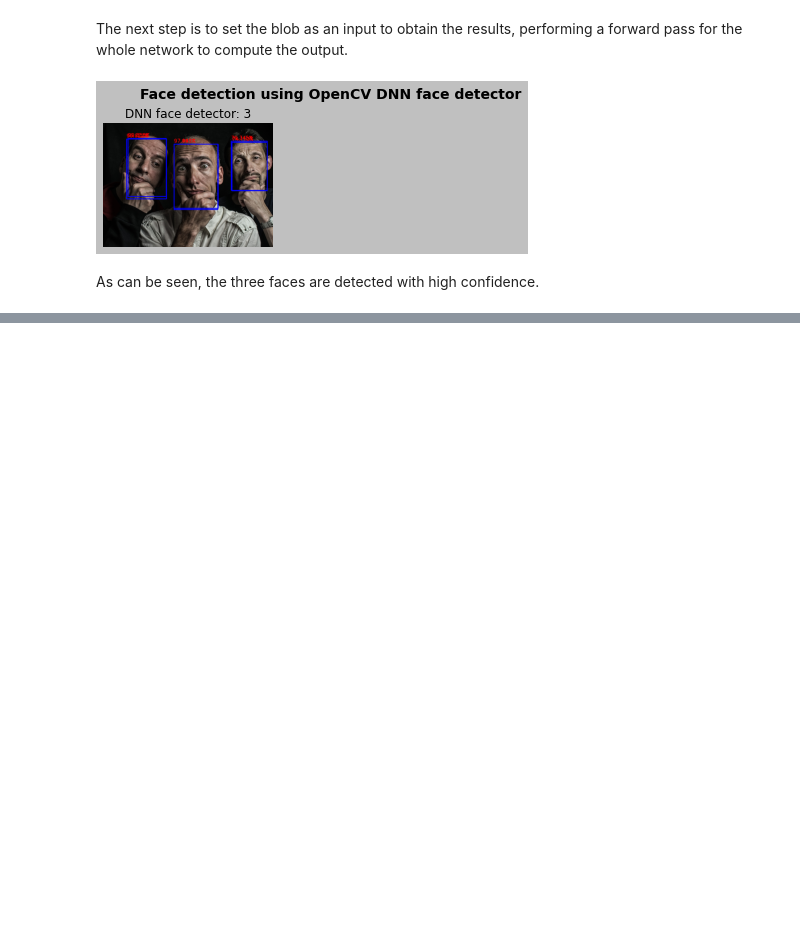
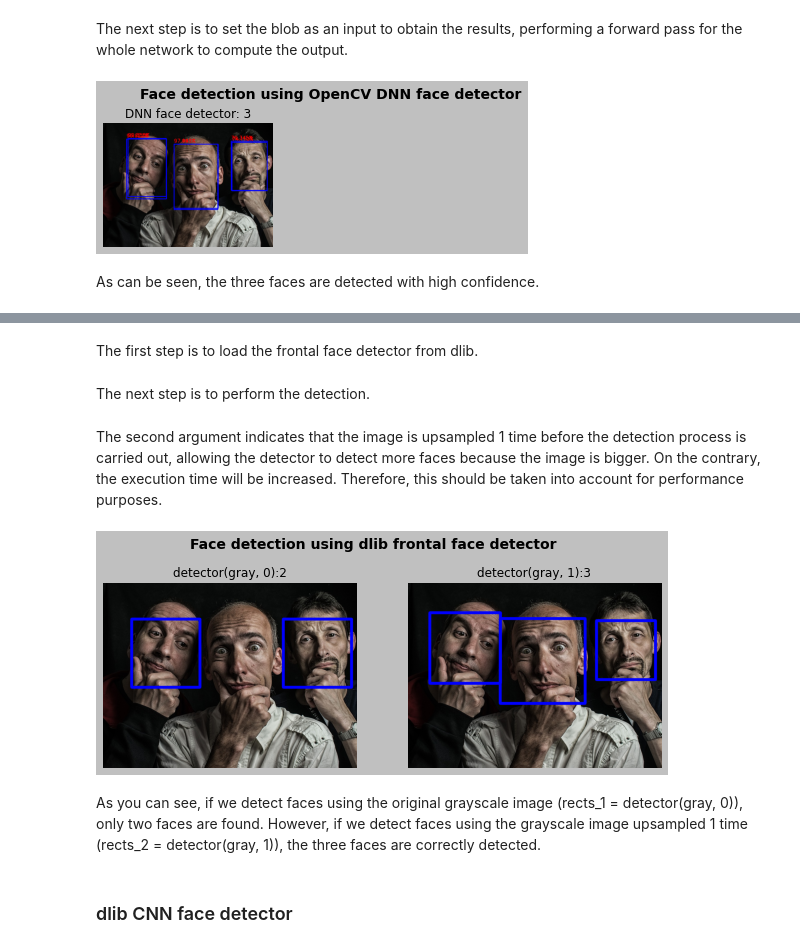
Before and after one commit to rahiakela/opencv-projects-and-guide, a Jupyter notebook: mastering-opencv4-with-python/11-face-detection-tracking-and-recognition/1_face_detection.ipynb, the cells around one changed output, grey strips where cells are left out. Drawn from its saved outputs; the diff is of its cells as text; code cells hidden in the pictures; blank space fills up the shorter version.

```diff
--- a/mastering-opencv4-with-python/11-face-detection-tracking-and-recognition/1_face_detection.ipynb
+++ b/mastering-opencv4-with-python/11-face-detection-tracking-and-recognition/1_face_detection.ipynb
@@ -54,6 +38,16 @@ def show_detection(image, faces):
 wget https://raw.githubusercontent.com/rahiakela/opencv-projects-and-guide/main/mastering-opencv4-with-python/11-face-detection-tracking-and-recognition/test_face_detection.jpg
 wget https://raw.githubusercontent.com/rahiakela/opencv-projects-and-guide/main/mastering-opencv4-with-python/11-face-detection-tracking-and-recognition/haarcascade_frontalface_alt2.xml
 wget https://raw.githubusercontent.com/rahiakela/opencv-projects-and-guide/main/mastering-opencv4-with-python/11-face-detection-tracking-and-recognition/haarcascade_frontalface_default.xml
+# %%
+def show_img_with_matplotlib(color_img, title, pos):
+    """Shows an image using matplotlib capabilities"""
+
+    img_RGB = color_img[:, :, ::-1]
+
+    ax = plt.subplot(1, 2, pos)
+    plt.imshow(img_RGB)
+    plt.title(title)
+    plt.axis('off')
 # %%
 # Load image and convert to grayscale
 img = cv2.imread("test_face_detection.jpg")
@@ -359,0 +369,7 @@ As can be seen, the three faces are detected with high confidence.
+# %%
+def show_detection(image, faces):
+    """Draws a rectangle over each detected face"""
+
+    for face in faces:
+        cv2.rectangle(image, (face.left(), face.top()), (face.right(), face.bottom()), (255, 0, 0), 10)
+    return image
@@ -359,0 +378,33 @@ As can be seen, the three faces are detected with high confidence.
+# %% [markdown]
+The first step is to load the frontal face detector from dlib.
+# %%
+detector = dlib.get_frontal_face_detector()
+# %% [markdown]
+The next step is to perform the detection.
+# %%
+rects_1 = detector(img_gray, 0)
+rects_2 = detector(img_gray, 1)
+# %% [markdown]
+The second argument indicates that the image is upsampled 1 time before the detection process is carried out, allowing the detector to detect more faces because the image is bigger. On the contrary, the execution time will be increased. Therefore, this should be taken into account for performance purposes.
+# %%
+# Draw face detections
+img_faces_1 = show_detection(img.copy(), rects_1)
+img_faces_2 = show_detection(img.copy(), rects_2)
+
+# Create the dimensions of the figure and set title
+fig = plt.figure(figsize=(10, 4))
+plt.suptitle("Face detection using dlib frontal face detector", fontsize=14, fontweight='bold')
+fig.patch.set_facecolor('silver')
+
+# Plot the images
+show_img_with_matplotlib(img_faces_1, "detector(gray, 0):" + str(len(rects_1)), 1)
+show_img_with_matplotlib(img_faces_2, "detector(gray, 1):" + str(len(rects_2)), 2)
+
+plt.show()
+# %% [output]
+[figure, added]
+# %% [markdown]
+As you can see, if we detect faces using the original grayscale image (rects_1 =
+detector(gray, 0)), only two faces are found. However, if we detect faces using the grayscale image upsampled 1 time (rects_2 = detector(gray, 1)), the three faces are correctly detected.
+# %% [markdown]
+### dlib CNN face detector
```
Also changed, not shown: parts of 17 cells of this notebook.
